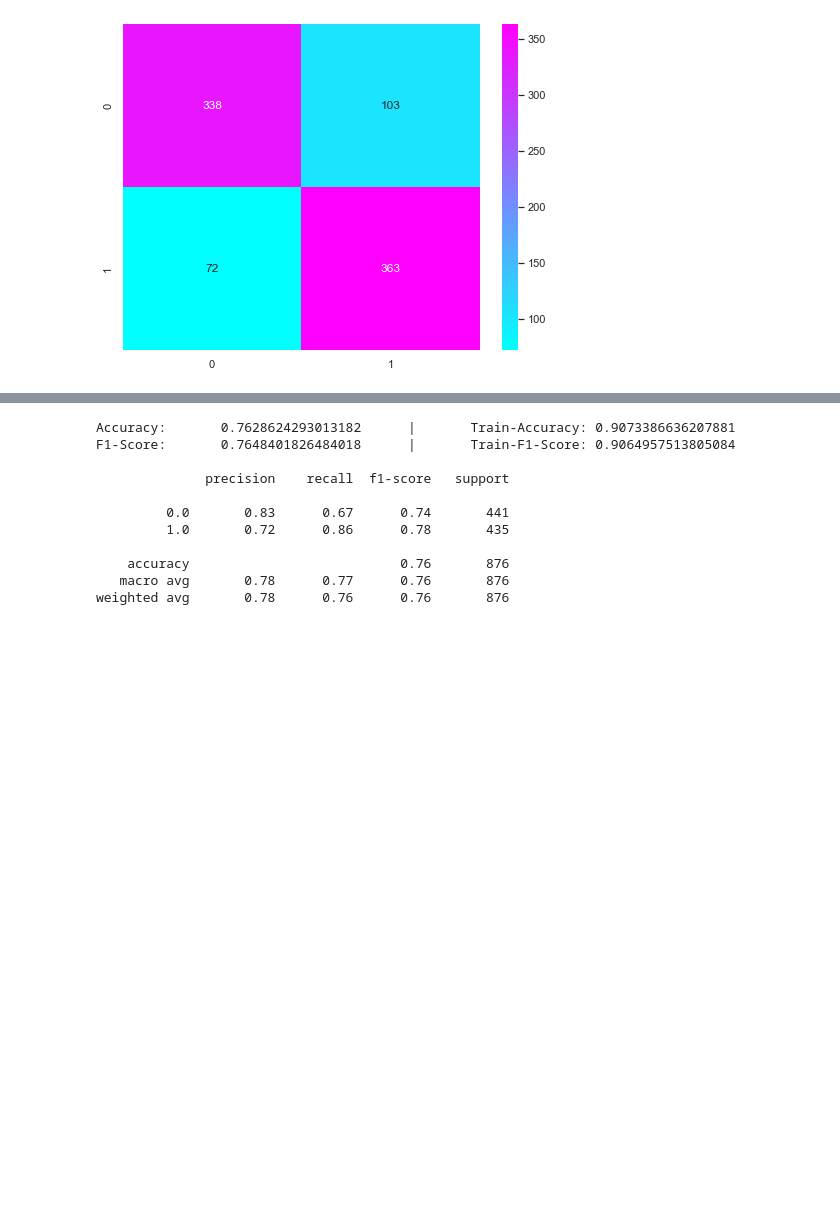
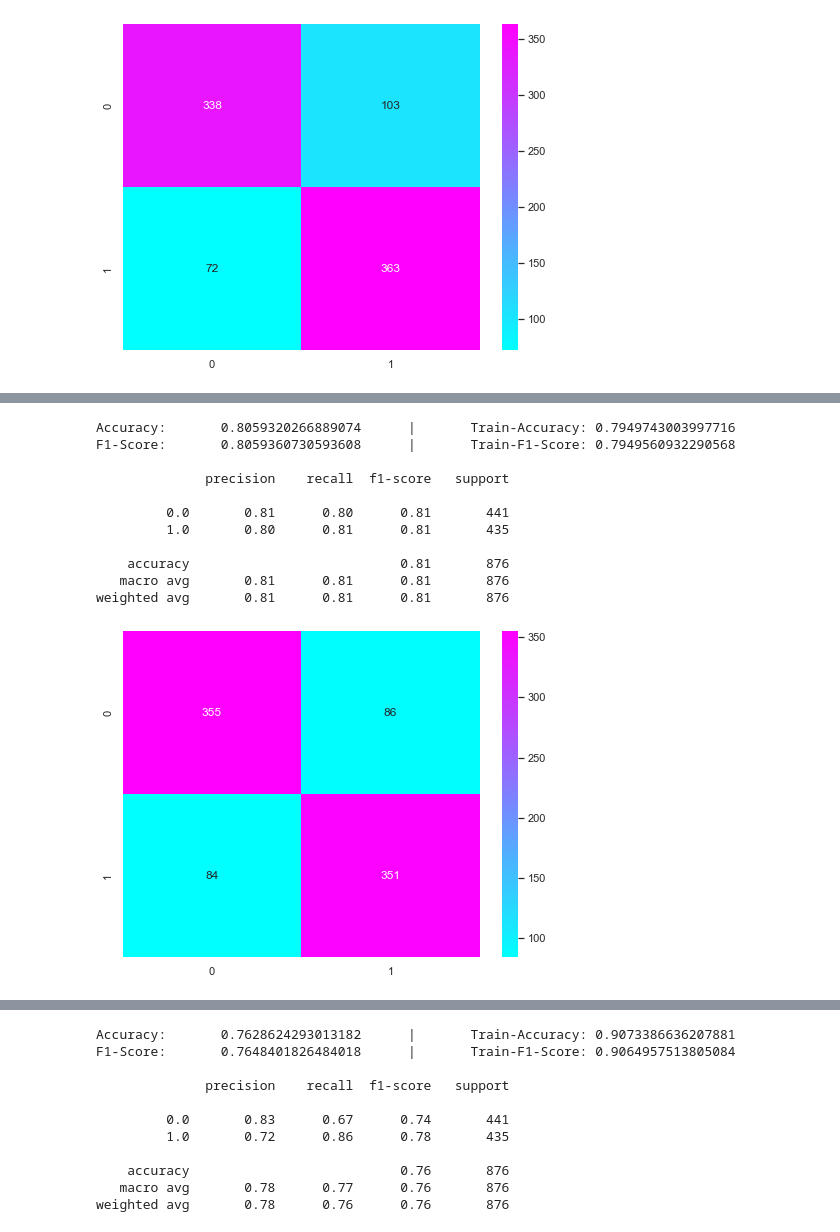
Before and after one commit to enricogoerlitz/ML-Models, a Jupyter notebook: Machine Learning Projects/01_Kaggle_Data_Projects_And_Competitions/04_Spaceship_Titanic/notebooks/03_2_3_model_dev.ipynb, the cells around one changed output, grey strips where cells are left out. Cells and saved outputs as stored; diff of their text form; code cells hidden in the pictures; blank space fills up the shorter version.

```diff
--- a/Machine Learning Projects/01_Kaggle_Data_Projects_And_Competitions/04_Spaceship_Titanic/notebooks/03_2_3_model_dev.ipynb
+++ b/Machine Learning Projects/01_Kaggle_Data_Projects_And_Competitions/04_Spaceship_Titanic/notebooks/03_2_3_model_dev.ipynb
@@ -187,0 +477,14 @@ weighted avg       0.80      0.80      0.80       876
+# %%
+svm_tmp_model = SVC(probability=True)
+
+svm_grid_params = {
+    "C": [5, 1, 0.5, 0.001],
+    "gamma": ["auto", "scale"],
+    "kernel": ["poly", "rbf"],
+    "degree": [3, 4, 5, 6],
+    "coef0": [1, 0.8, 1.2]
+}
+# %%
+svm_grid_model = GridSearchCV(svm_tmp_model, svm_grid_params, cv=2, scoring="accuracy", verbose=3)
+
+svm_grid_model.fit(X_train, y_train)
@@ -187,0 +514,15 @@ weighted avg       0.80      0.80      0.80       876
+# %%
+print_model_classification_report(svm_grid_model, X_test, y_test)
+# %% [output]
+Accuracy:       0.8059320266889074      |       Train-Accuracy: 0.7949743003997716
+F1-Score:       0.8059360730593608      |       Train-F1-Score: 0.7949560932290568
+
+              precision    recall  f1-score   support
+
+         0.0       0.81      0.80      0.81       441
+         1.0       0.80      0.81      0.81       435
+
+    accuracy                           0.81       876
+   macro avg       0.81      0.81      0.81       876
+weighted avg       0.81      0.81      0.81       876
+[figure, added]
```
Also changed, not shown: parts of 55 cells of this notebook, 3 other files.
